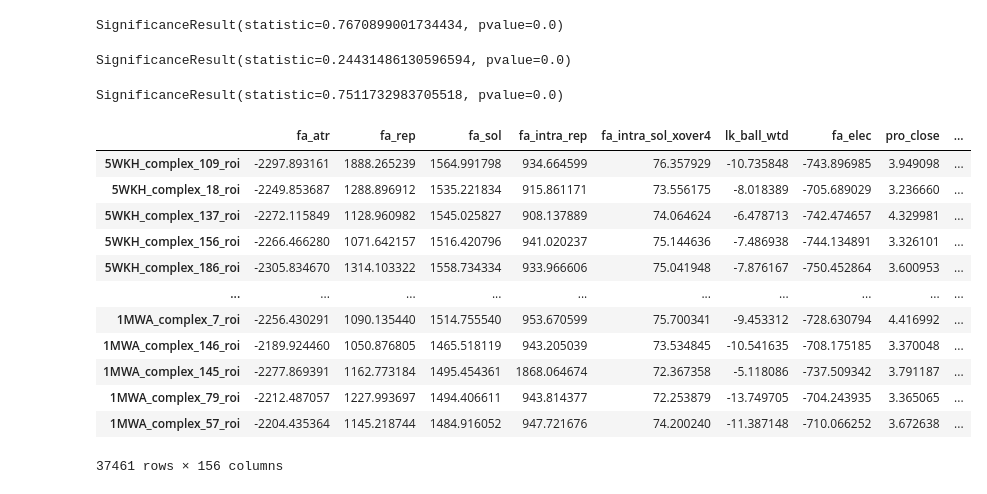
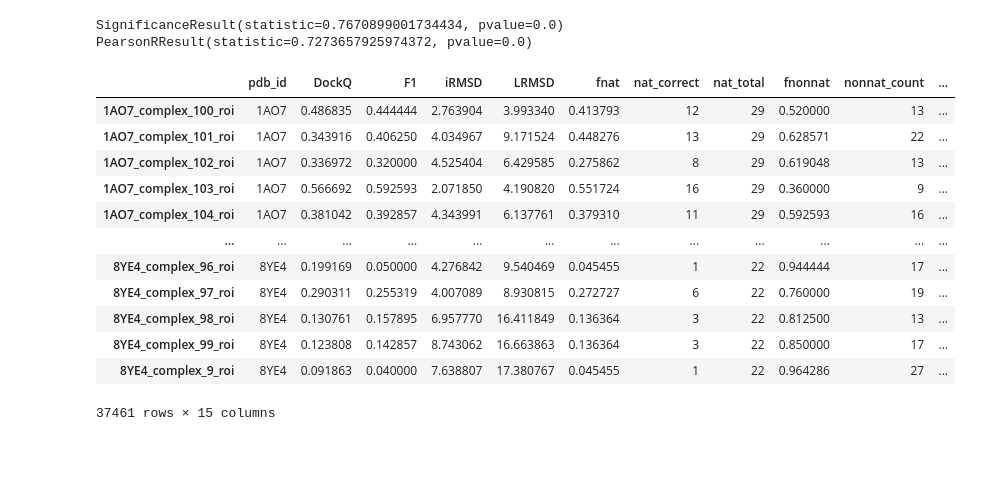
Before and after one commit to KavrakiLab/STEGGosaurus-docker, a Jupyter notebook: dockq_energy_fitting.ipynb, the cells around one changed output. Saved outputs shown, nothing was run; the diff lists cells and outputs as text; code cells hidden in the pictures; blank space fills up the shorter version.

Commit message:
nicer dockq fitting notebook incl. LOO

```diff
--- a/dockq_energy_fitting.ipynb
+++ b/dockq_energy_fitting.ipynb
@@ -51,0 +66,4 @@ feature_df
+# %%
+# there is one extra (unscored) model in 8NE8
+feature_df = feature_df.loc[score_df.index]
+feature_df
@@ -52,6 +84,6 @@ feature_df
 # %%
-X = feature_df[[col for col in feature_df if col != "dockq"]].values
-y = feature_df.dockq.values
+X = feature_df.values
+y = score_df.DockQ.values
 
 pls = PLSRegression(n_components=2)
 pls.fit(X, y)
@@ -62,46 +94,22 @@ print(spearmanr(y, y_hat))
 print(pearsonr(y, y_hat))
 # %% [output]
 SignificanceResult(statistic=0.7670899001734434, pvalue=0.0)
+PearsonRResult(statistic=0.7273657925974372, pvalue=0.0)
-# %%
-X = feature_df[energy_terms].values
-y = feature_df.dockq.values
-
-pls = PLSRegression(n_components=2)
-pls.fit(X, y)
-
-y_hat = pls.predict(X)
-px.scatter(x=y, y=y_hat).show()
-print(spearmanr(y, y_hat))
-# %% [output]
-SignificanceResult(statistic=0.24431486130596594, pvalue=0.0)
-# %%
-X = feature_df[geo_terms].values
-y = feature_df.dockq.values
-
-pls = PLSRegression(n_components=2)
-pls.fit(X, y)
-
-y_hat = pls.predict(X)
-px.scatter(x=y, y=y_hat).show()
-print(spearmanr(y, y_hat))
-# %% [output]
-SignificanceResult(statistic=0.7511732983705518, pvalue=0.0)
 # %%
-feature_df["dockq_rank"] = feature_df.dockq.rank().astype(int)
-feature_df["dockq_hat"] = y_hat
-feature_df["dockq_hat_rank"] = feature_df.dockq_hat.rank().astype(int)
-feature_df
+result_df = score_df.copy()
+result_df["dockq_hat"] = y_hat
+result_df
 # %% [output]
-|  | fa_atr | fa_rep | fa_sol | fa_intra_rep | fa_intra_sol_xover4 | lk_ball_wtd | fa_elec | pro_close | ... |
-| 5WKH_complex_109_roi | -2297.893161 | 1888.265239 | 1564.991798 | 934.664599 | 76.357929 | -10.735848 | -743.896985 | 3.949098 | ... |
-| 5WKH_complex_18_roi | -2249.853687 | 1288.896912 | 1535.221834 | 915.861171 | 73.556175 | -8.018389 | -705.689029 | 3.236660 | ... |
-| 5WKH_complex_137_roi | -2272.115849 | 1128.960982 | 1545.025827 | 908.137889 | 74.064624 | -6.478713 | -742.474657 | 4.329981 | ... |
-| 5WKH_complex_156_roi | -2266.466280 | 1071.642157 | 1516.420796 | 941.020237 | 75.144636 | -7.486938 | -744.134891 | 3.326101 | ... |
-| 5WKH_complex_186_roi | -2305.834670 | 1314.103322 | 1558.734334 | 933.966606 | 75.041948 | -7.876167 | -750.452864 | 3.600953 | ... |
-| ... | ... | ... | ... | ... | ... | ... | ... | ... | ... |
-| 1MWA_complex_7_roi | -2256.430291 | 1090.135440 | 1514.755540 | 953.670599 | 75.700341 | -9.453312 | -728.630794 | 4.416992 | ... |
-| 1MWA_complex_146_roi | -2189.924460 | 1050.876805 | 1465.518119 | 943.205039 | 73.534845 | -10.541635 | -708.175185 | 3.370048 | ... |
-| 1MWA_complex_145_roi | -2277.869391 | 1162.773184 | 1495.454361 | 1868.064674 | 72.367358 | -5.118086 | -737.509342 | 3.791187 | ... |
-| 1MWA_complex_79_roi | -2212.487057 | 1227.993697 | 1494.406611 | 943.814377 | 72.253879 | -13.749705 | -704.243935 | 3.365065 | ... |
-| 1MWA_complex_57_roi | -2204.435364 | 1145.218744 | 1484.916052 | 947.721676 | 74.200240 | -11.387148 | -710.066252 | 3.672638 | ... |
+|  | pdb_id | DockQ | F1 | iRMSD | LRMSD | fnat | nat_correct | nat_total | fnonnat | nonnat_count | ... |
+| 1AO7_complex_100_roi | 1AO7 | 0.486835 | 0.444444 | 2.763904 | 3.993340 | 0.413793 | 12 | 29 | 0.520000 | 13 | ... |
+| 1AO7_complex_101_roi | 1AO7 | 0.343916 | 0.406250 | 4.034967 | 9.171524 | 0.448276 | 13 | 29 | 0.628571 | 22 | ... |
+| 1AO7_complex_102_roi | 1AO7 | 0.336972 | 0.320000 | 4.525404 | 6.429585 | 0.275862 | 8 | 29 | 0.619048 | 13 | ... |
+| 1AO7_complex_103_roi | 1AO7 | 0.566692 | 0.592593 | 2.071850 | 4.190820 | 0.551724 | 16 | 29 | 0.360000 | 9 | ... |
+| 1AO7_complex_104_roi | 1AO7 | 0.381042 | 0.392857 | 4.343991 | 6.137761 | 0.379310 | 11 | 29 | 0.592593 | 16 | ... |
+| ... | ... | ... | ... | ... | ... | ... | ... | ... | ... | ... | ... |
+| 8YE4_complex_96_roi | 8YE4 | 0.199169 | 0.050000 | 4.276842 | 9.540469 | 0.045455 | 1 | 22 | 0.944444 | 17 | ... |
+| 8YE4_complex_97_roi | 8YE4 | 0.290311 | 0.255319 | 4.007089 | 8.930815 | 0.272727 | 6 | 22 | 0.760000 | 19 | ... |
+| 8YE4_complex_98_roi | 8YE4 | 0.130761 | 0.157895 | 6.957770 | 16.411849 | 0.136364 | 3 | 22 | 0.812500 | 13 | ... |
+| 8YE4_complex_99_roi | 8YE4 | 0.123808 | 0.142857 | 8.743062 | 16.663863 | 0.136364 | 3 | 22 | 0.850000 | 17 | ... |
+| 8YE4_complex_9_roi | 8YE4 | 0.091863 | 0.040000 | 7.638807 | 17.380767 | 0.045455 | 1 | 22 | 0.964286 | 27 | ... |
-37461 rows × 156 columns
+37461 rows × 15 columns
```
Also changed, not shown: parts of 14 cells of this notebook, 2 other files.
